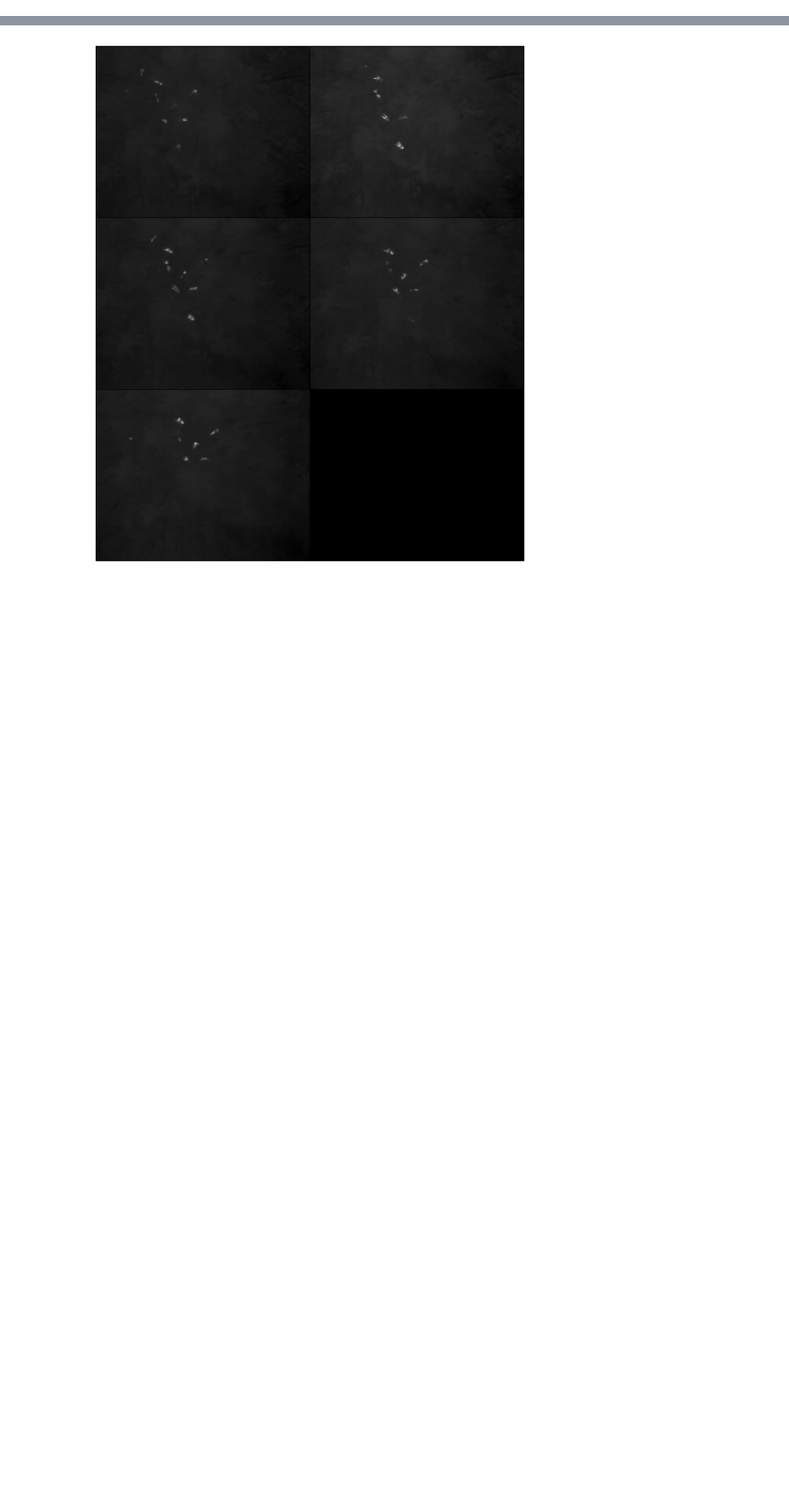
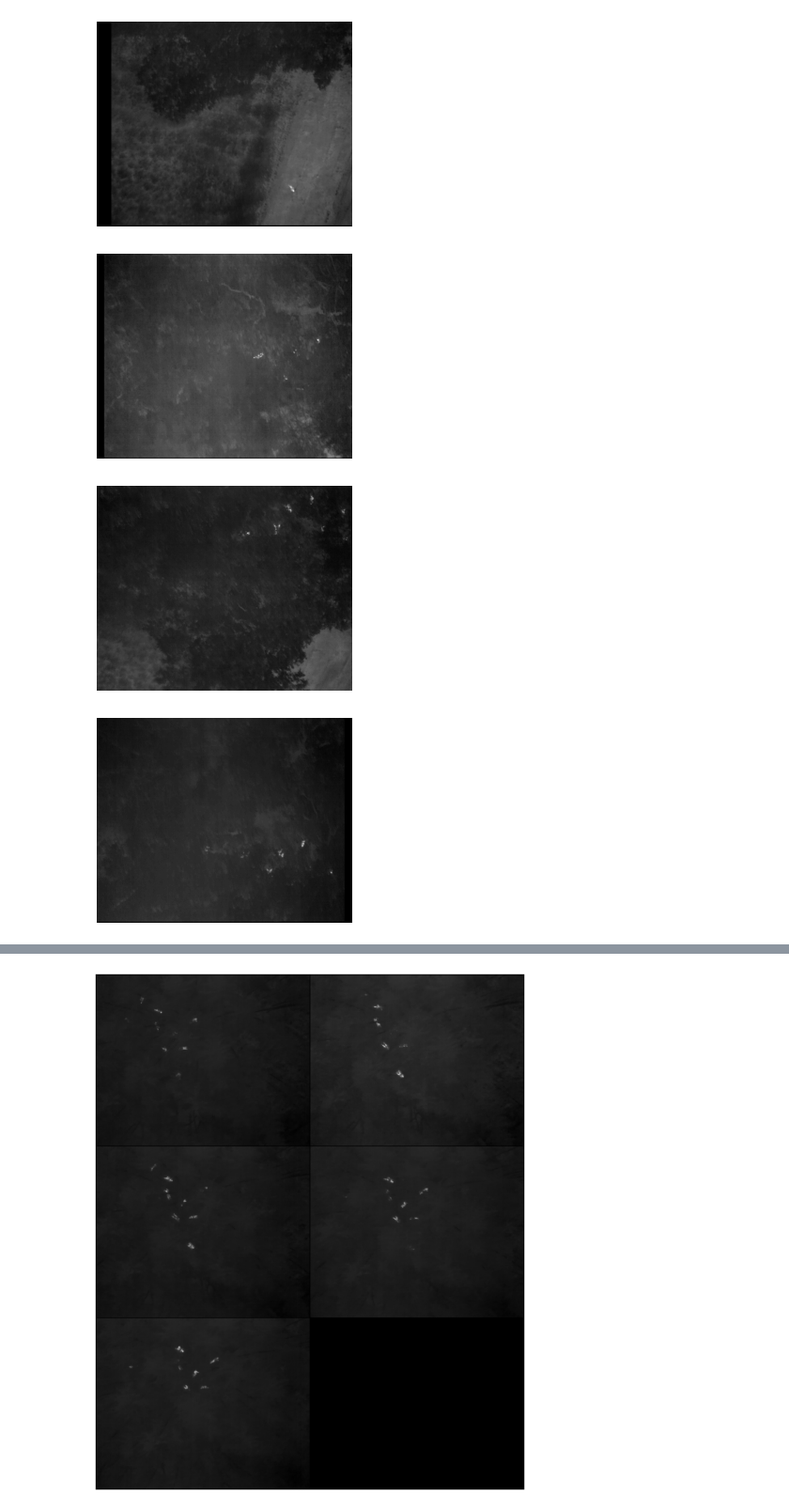
Before and after one commit to christophostertag/SAR-Python, a Jupyter notebook: main.ipynb, the cells around one changed output, grey strips where cells are left out. Shown at 94% size. Cells and saved outputs as stored; diff of their text form; code cells hidden in the pictures; blank space fills up the shorter version.

```diff
--- a/main.ipynb
+++ b/main.ipynb
@@ -10,0 +13,38 @@ K = np.load(os.path.join(dir,'K.npy'), allow_pickle=False)
+# %%
+trainsector = [
+    sorted(glob('./data/F1/Images/*', recursive=False)),
+    sorted(glob('./data/F2/Images/*', recursive=False)),
+    sorted(glob('./data/F3/Images/*', recursive=False)),
+    sorted(glob('./data/F4/Images/*', recursive=False)),
+    sorted(glob('./data/F5/Images/*', recursive=False)),
+    sorted(glob('./data/F6/Images/*', recursive=False)),
+    sorted(glob('./data/F7/Images/*', recursive=False)),
+    sorted(glob('./data/F8/Images/*', recursive=False)),
+    sorted(glob('./data/F9/Images/*', recursive=False)),
+    sorted(glob('./data/F10/Images/*', recursive=False)),
+    sorted(glob('./data/F11/Images/*', recursive=False)),
+]
+
+trainlines = [se for e in trainsector for se in e]
+
+testsector = [
+    sorted(glob('./data/T1/Images/*', recursive=False)),
+    sorted(glob('./data/T2/Images/*', recursive=False)),
+    sorted(glob('./data/T3/Images/*', recursive=False)),
+    sorted(glob('./data/T4/Images/*', recursive=False)),
+    sorted(glob('./data/T5/Images/*', recursive=False)),
+    sorted(glob('./data/T6/Images/*', recursive=False)),
+    sorted(glob('./data/T7/Images/*', recursive=False)),
+    sorted(glob('./data/T8/Images/*', recursive=False)),
+]
+
+testlines = [se for e in testsector for se in e]
+# %%
+trainimages = [glob(line+"/*.tiff", recursive=False) for line in trainlines]
+testimages = [glob(line+"/*.tiff", recursive=False) for line in testlines]
+
+trainlabels = [os.path.join(*line.split("/")[:3],'Labels','Label'+line.split("/")[-1]+".json") for line in trainlines]
+testlabels = [os.path.join(*line.split("/")[:3],'Labels','Label'+line.split("/")[-1]+".json") for line in testlines]
+
+trainposes = [os.path.join(*line.split("/")[:3],'Poses',line.split("/")[-1]+".json") for line in trainlines]
+testposes = [os.path.join(*line.split("/")[:3],'Poses',line.split("/")[-1]+".json") for line in testlines]
@@ -10,0 +73,3 @@ K = np.load(os.path.join(dir,'K.npy'), allow_pickle=False)
+# %%
+trainimages_read = imread(trainimages[0])
+trainimages_read
@@ -10,0 +94,7 @@ K = np.load(os.path.join(dir,'K.npy'), allow_pickle=False)
+# %%
+integral = integrate(trainimages_read, image_ids, K, M, z, verbose=True)
+# %% [output]
+[figure, added]
+[figure, added]
+[figure, added]
+[figure, added]
```
Also changed, not shown: parts of 6 cells of this notebook.
